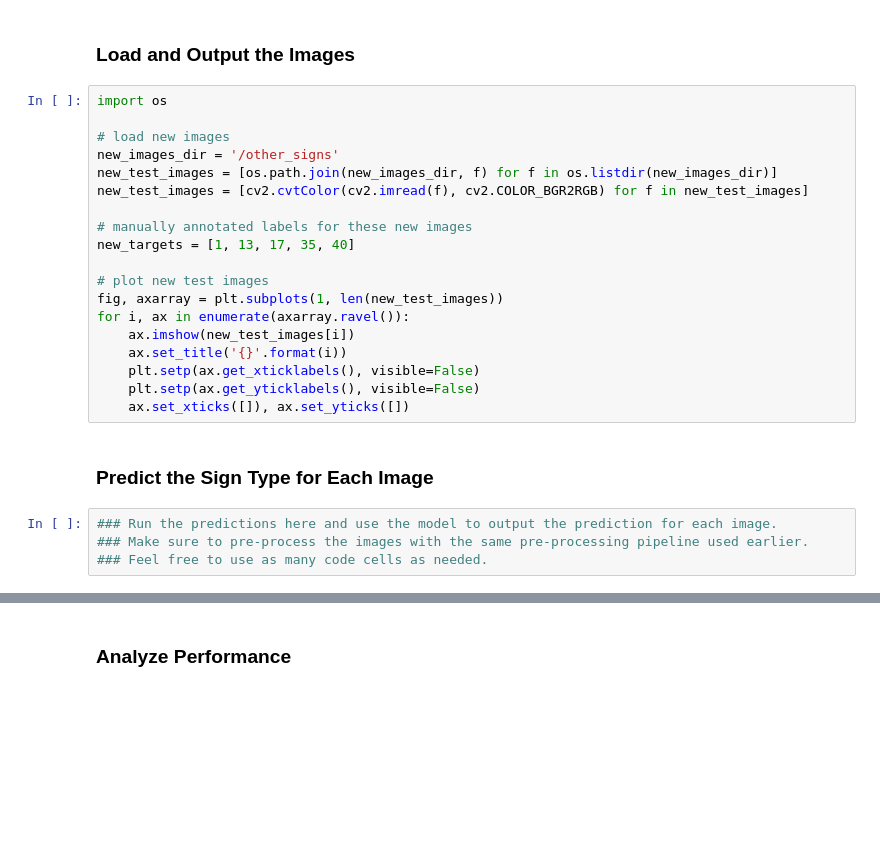
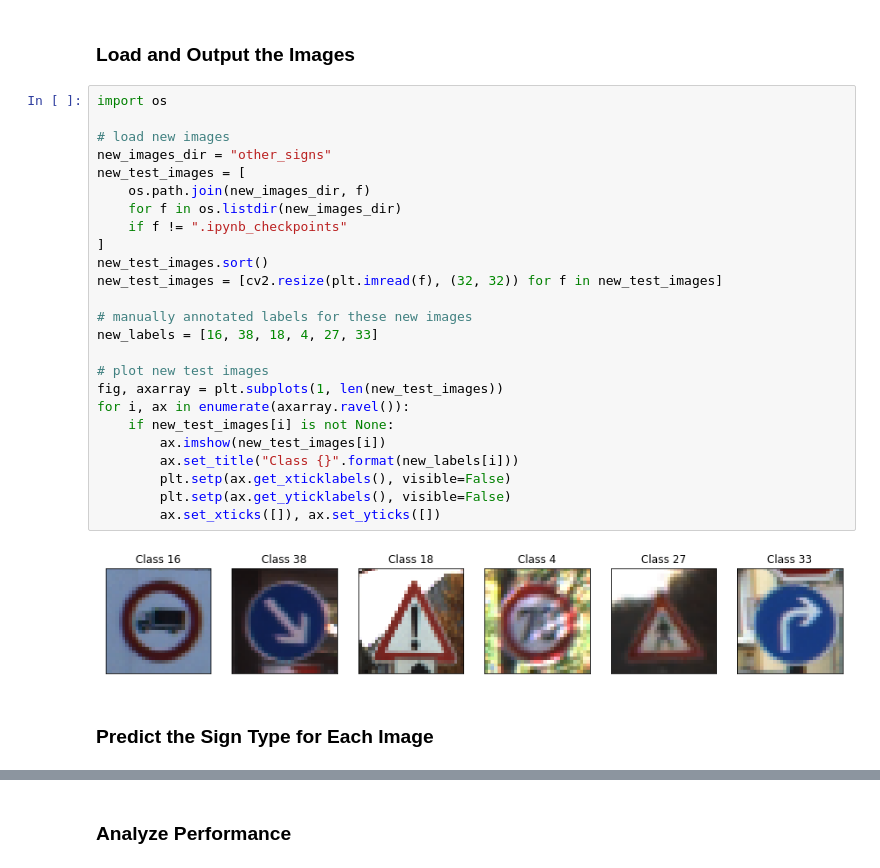
Before and after one commit to chen-bowen/Self_Driving_Car, a Jupyter notebook: 3. Traffic_Sign_Classifier/Traffic_Sign_Classifier.ipynb, the cells around one changed output, grey strips where cells are left out. Saved outputs shown, nothing was run; the diff lists cells and outputs as text; blank space fills up the shorter version.

```diff
--- a/3. Traffic_Sign_Classifier/Traffic_Sign_Classifier.ipynb
+++ b/3. Traffic_Sign_Classifier/Traffic_Sign_Classifier.ipynb
@@ -430,25 +488,29 @@ You may find `signnames.csv` useful as it contains mappings from the class id (i
 # %%
 import os
 
 # load new images
-new_images_dir = '/other_signs'
-new_test_images = [os.path.join(new_images_dir, f) for f in os.listdir(new_images_dir)]
-new_test_images = [cv2.cvtColor(cv2.imread(f), cv2.COLOR_BGR2RGB) for f in new_test_images]
+new_images_dir = "other_signs"
+new_test_images = [
+    os.path.join(new_images_dir, f)
+    for f in os.listdir(new_images_dir)
+    if f != ".ipynb_checkpoints"
+]
+new_test_images.sort()
+new_test_images = [cv2.resize(plt.imread(f), (32, 32)) for f in new_test_images]
 
 # manually annotated labels for these new images
-new_targets = [1, 13, 17, 35, 40]
+new_labels = [16, 38, 18, 4, 27, 33]
 
 # plot new test images
 fig, axarray = plt.subplots(1, len(new_test_images))
 for i, ax in enumerate(axarray.ravel()):
-    ax.imshow(new_test_images[i])
-    ax.set_title('{}'.format(i))
-    plt.setp(ax.get_xticklabels(), visible=False)
-    plt.setp(ax.get_yticklabels(), visible=False)
-    ax.set_xticks([]), ax.set_yticks([])
+    if new_test_images[i] is not None:
+        ax.imshow(new_test_images[i])
+        ax.set_title("Class {}".format(new_labels[i]))
+        plt.setp(ax.get_xticklabels(), visible=False)
+        plt.setp(ax.get_yticklabels(), visible=False)
+        ax.set_xticks([]), ax.set_yticks([])
+# %% [output]
+[figure, added]
 # %% [markdown]
 ### Predict the Sign Type for Each Image
-# %%
-### Run the predictions here and use the model to output the prediction for each image.
-### Make sure to pre-process the images with the same pre-processing pipeline used earlier.
-### Feel free to use as many code cells as needed.
```
Also changed, not shown: parts of 11 cells of this notebook, 6 other files.
